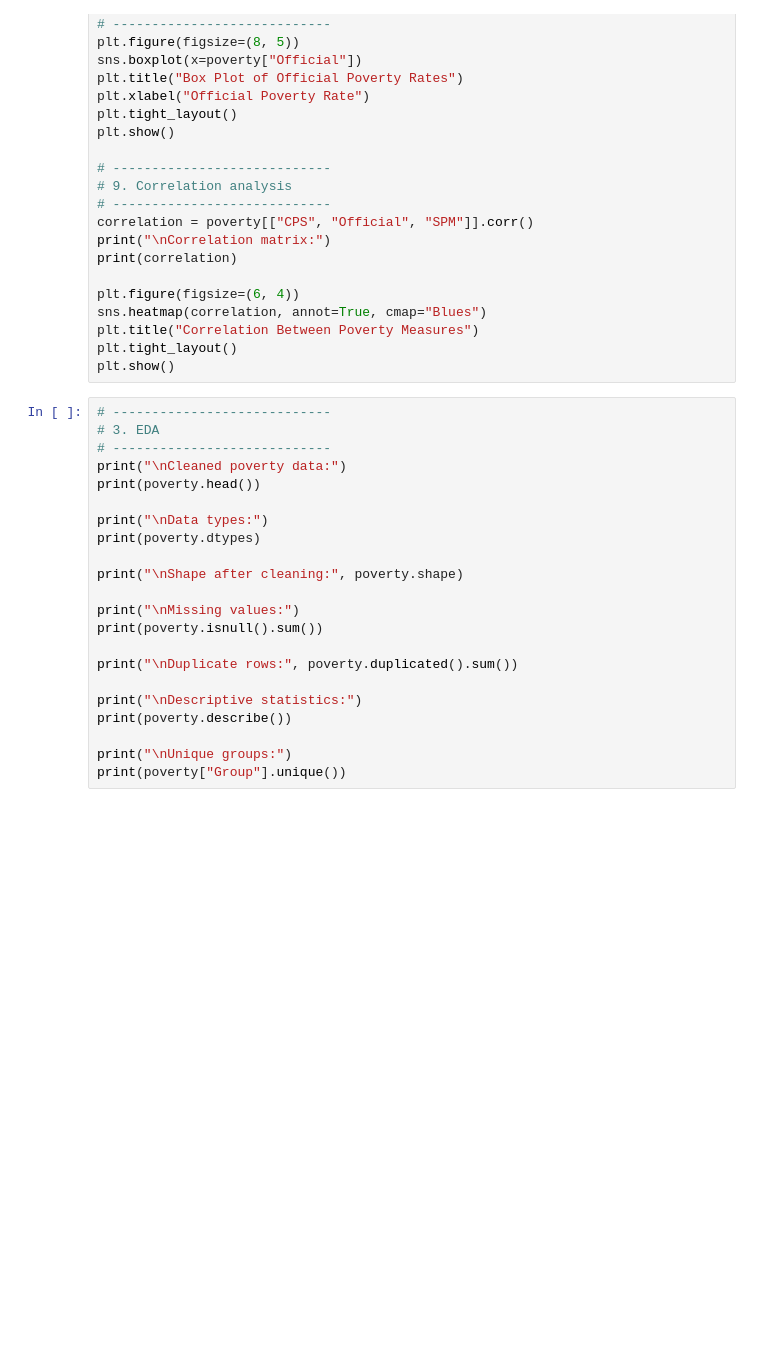
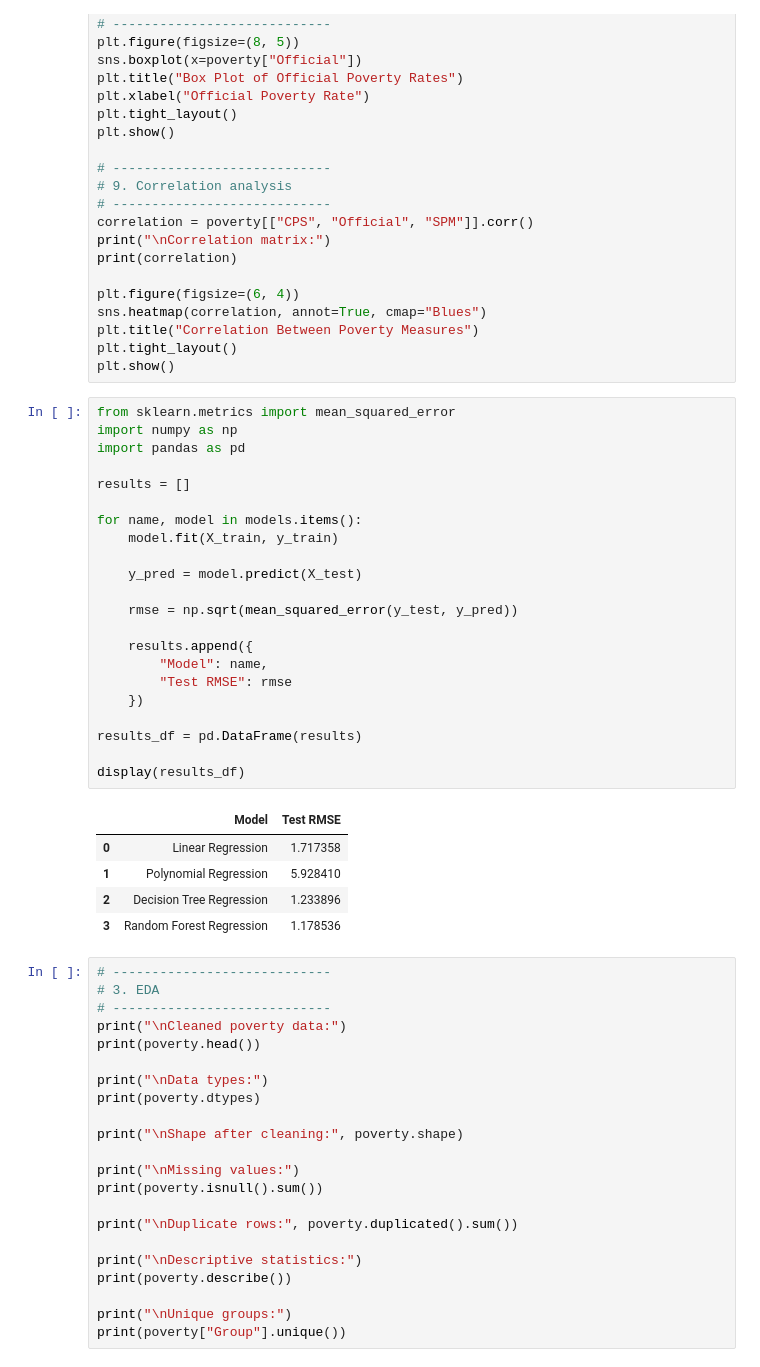
Before and after one commit to BennieJeffer/final-project-BennieJeffer, a Jupyter notebook: source.ipynb, the cells around one changed output. Drawn from its saved outputs; the diff is of its cells as text; blank space fills up the shorter version.

```diff
--- a/source.ipynb
+++ b/source.ipynb
@@ -224,6 +224,34 @@ sns.heatmap(correlation, annot=True, cmap="Blues")
 plt.title("Correlation Between Poverty Measures")
 plt.tight_layout()
 plt.show()
+# %%
+from sklearn.metrics import mean_squared_error
+import numpy as np
+import pandas as pd
+
+results = []
+
+for name, model in models.items():
+    model.fit(X_train, y_train)
+
+    y_pred = model.predict(X_test)
+
+    rmse = np.sqrt(mean_squared_error(y_test, y_pred))
+
+    results.append({
+        "Model": name,
+        "Test RMSE": rmse
+    })
+
+results_df = pd.DataFrame(results)
+
+display(results_df)
+# %% [output]
+|  | Model | Test RMSE |
+| 0 | Linear Regression | 1.717358 |
+| 1 | Polynomial Regression | 5.928410 |
+| 2 | Decision Tree Regression | 1.233896 |
+| 3 | Random Forest Regression | 1.178536 |
 # %%
 # ----------------------------
 # 3. EDA
```
